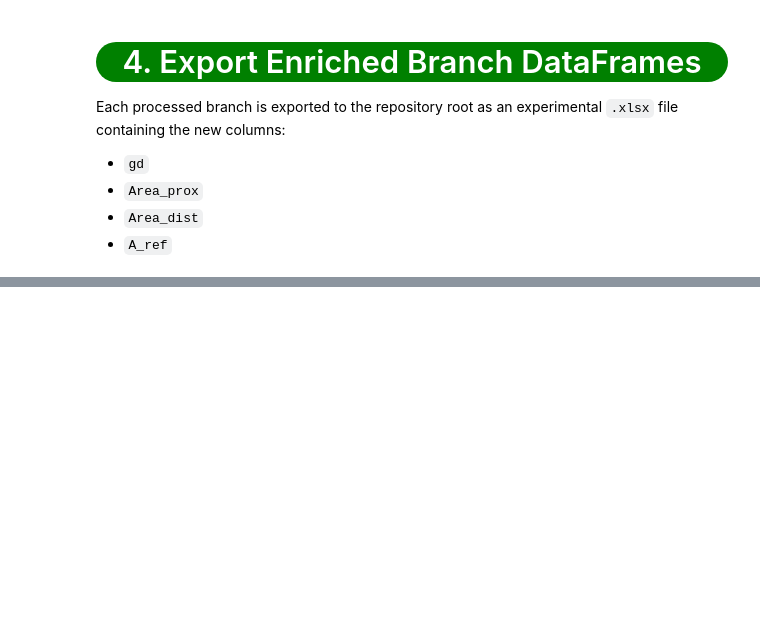
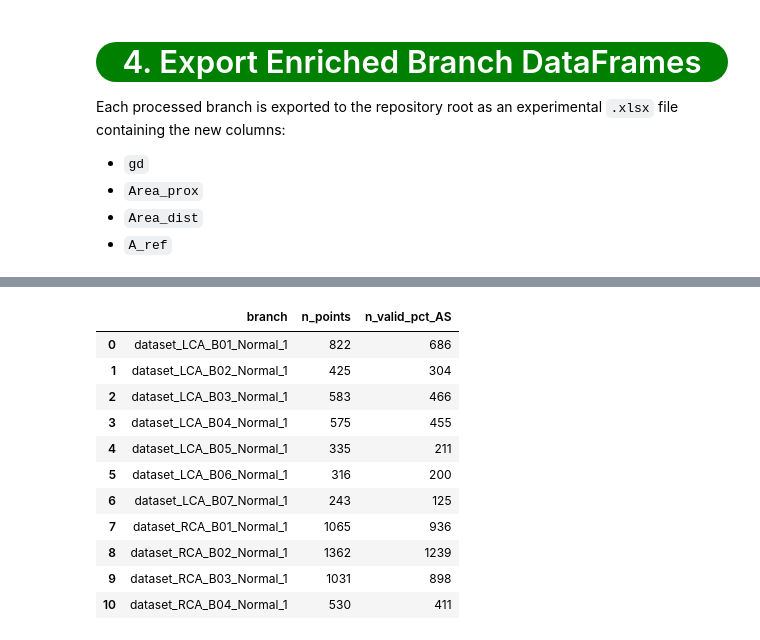
Before and after one commit to 4dryy/UPF_TFGRepository, a Jupyter notebook: notebooks/block2_stenosis/_05_sq_reference_values.ipynb, the cells around one changed output, grey strips where cells are left out. Saved outputs shown, nothing was run; the diff lists cells and outputs as text; code cells hidden in the pictures; blank space fills up the shorter version.

```diff
--- a/notebooks/block2_stenosis/_05_sq_reference_values.ipynb
+++ b/notebooks/block2_stenosis/_05_sq_reference_values.ipynb
@@ -289,0 +365,45 @@ Preview of branch: dataset_LCA_B01_Normal_1
+# %%
+A_REF_EPS = 1e-12
+
+
+def add_pct_as(df_branch: pd.DataFrame, eps: float = A_REF_EPS) -> pd.DataFrame:
+    """Append % area stenosis (pct_AS). NaN A_ref and near-zero A_ref yield NaN pct_AS."""
+    df_out = df_branch.copy()
+    a_ref = df_out["A_ref"]
+    area = df_out["Area"]
+    valid = a_ref.notna() & (a_ref.abs() > eps)
+
+    ratio = np.full(len(df_out), np.nan, dtype=float)
+    ratio[valid.to_numpy()] = np.asarray((area / a_ref).loc[valid], dtype=float)
+    df_out["pct_AS"] = (1.0 - ratio) * 100.0
+
+    return df_out
+
+
+for _branch_key in list(processed_branch_data.keys()):
+    processed_branch_data[_branch_key] = add_pct_as(processed_branch_data[_branch_key])
+
+_pct_summary = pd.DataFrame(
+    [
+        {
+            "branch": _k,
+            "n_points": len(_df),
+            "n_valid_pct_AS": int(_df["pct_AS"].notna().sum()),
+        }
+        for _k, _df in processed_branch_data.items()
+    ]
+)
+_pct_summary
+# %% [output]
+|  | branch | n_points | n_valid_pct_AS |
+| 0 | dataset_LCA_B01_Normal_1 | 822 | 686 |
+| 1 | dataset_LCA_B02_Normal_1 | 425 | 304 |
+| 2 | dataset_LCA_B03_Normal_1 | 583 | 466 |
+| 3 | dataset_LCA_B04_Normal_1 | 575 | 455 |
+| 4 | dataset_LCA_B05_Normal_1 | 335 | 211 |
+| 5 | dataset_LCA_B06_Normal_1 | 316 | 200 |
+| 6 | dataset_LCA_B07_Normal_1 | 243 | 125 |
+| 7 | dataset_RCA_B01_Normal_1 | 1065 | 936 |
+| 8 | dataset_RCA_B02_Normal_1 | 1362 | 1239 |
+| 9 | dataset_RCA_B03_Normal_1 | 1031 | 898 |
+| 10 | dataset_RCA_B04_Normal_1 | 530 | 411 |
```
Also changed, not shown: parts of 11 cells of this notebook, 12 other files.
